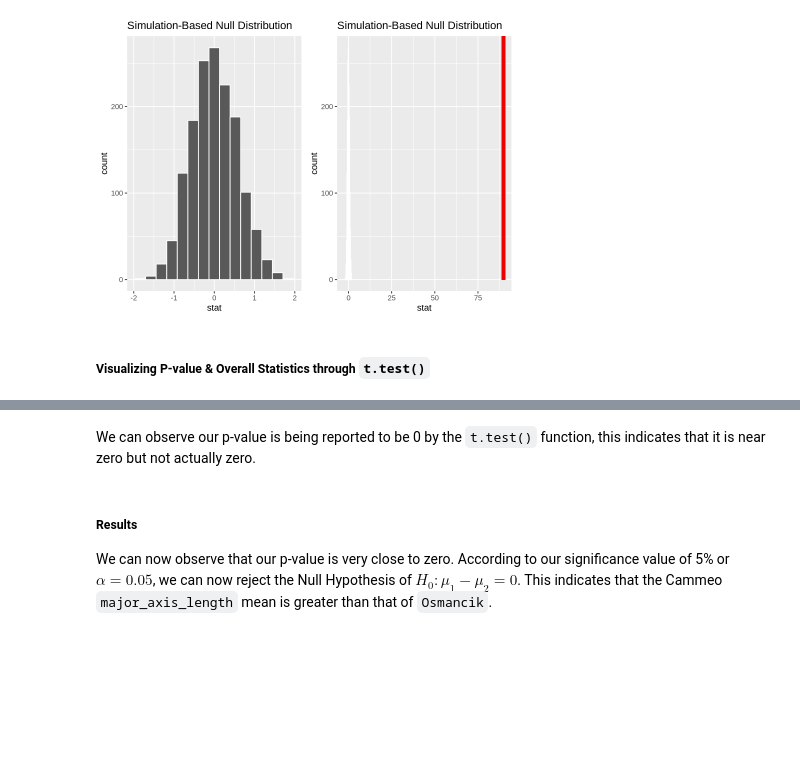
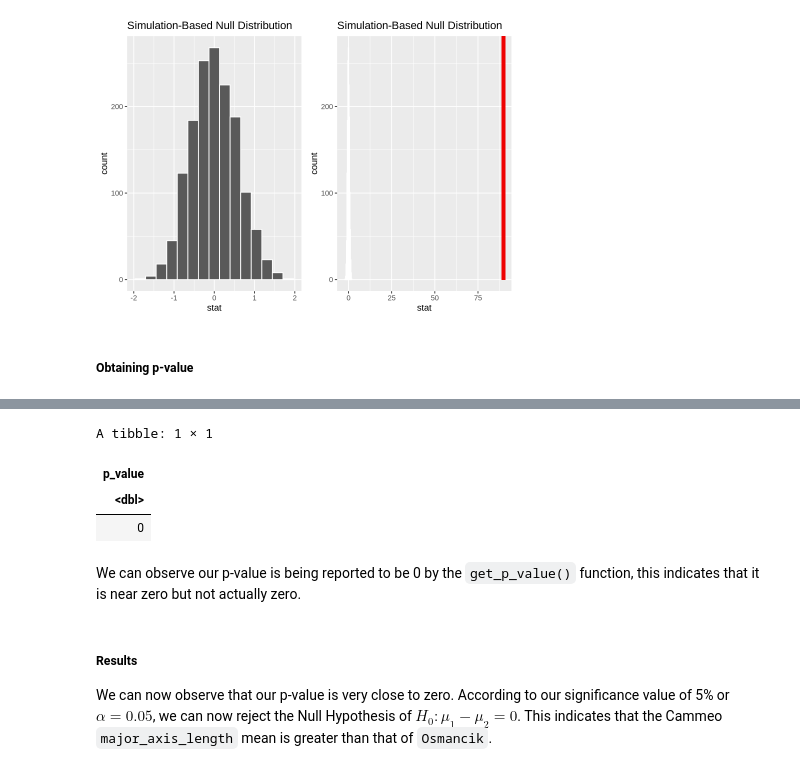
Before and after one commit to yun-sky/STAT-201-Project, a Jupyter notebook: Final Report.ipynb, the cells around one changed output, grey strips where cells are left out. Drawn from its saved outputs; the diff is of its cells as text; code cells hidden in the pictures; blank space fills up the shorter version.

Commit message:
added p-value for 4.2

```diff
--- a/Final Report.ipynb
+++ b/Final Report.ipynb
@@ -361,7 +361,7 @@ bootstrap_dist_mal <- cleaned_rice_data |>
 # %%
 #Calculating corresponding test statistic
 
-test_stat <- ((summary_rice$mean_mal[1] - summary_rice$mean_mal[2])/sqrt(((summary_rice$sd_mal[1])^2/ n_cammeo) + ((summary_rice$sd_mal[2])^2/ n_osmancik)))
+test_stat_mal <- ((summary_rice$mean_mal[1] - summary_rice$mean_mal[2])/sqrt(((summary_rice$sd_mal[1])^2/ n_cammeo) + ((summary_rice$sd_mal[2])^2/ n_osmancik)))
 # %% [markdown]
 Using this t-statistic we can now generate our p-value to determine whether or not we should reject $H_0$
 # %% [markdown]
@@ -382,4 +382,7 @@ Warning message in min(diff(unique_loc)):
 “no non-missing arguments to min; returning Inf”
 [figure]
 # %% [markdown]
-##### Visualizing P-value & Overall Statistics through `t.test()`
+##### Obtaining p-value
+# %%
+get_p_value(bootstrap_dist_mal, test_stat_mal, direction = 'right')
+# %% [output]
@@ -386,5 +391,9 @@ Warning message in min(diff(unique_loc)):
+A tibble: 1 × 1
+| p_value |
+| <dbl> |
+| 0 |
 # %% [markdown]
-We can observe our p-value is being reported to be 0 by the `t.test()` function, this indicates that it is near zero but not actually zero.
+We can observe our p-value is being reported to be 0 by the `get_p_value()` function, this indicates that it is near zero but not actually zero.
 # %% [markdown]
 ##### Results
 We can now observe that our p-value is very close to zero. According to our significance value of 5% or $\alpha = 0.05$, we can now reject the Null Hypothesis of $H_0 : \mu_1 - \mu_2 = 0$. This indicates that the Cammeo `major_axis_length` mean is greater than that of `Osmancik`.
```
Also changed, not shown: parts of 8 cells of this notebook.
